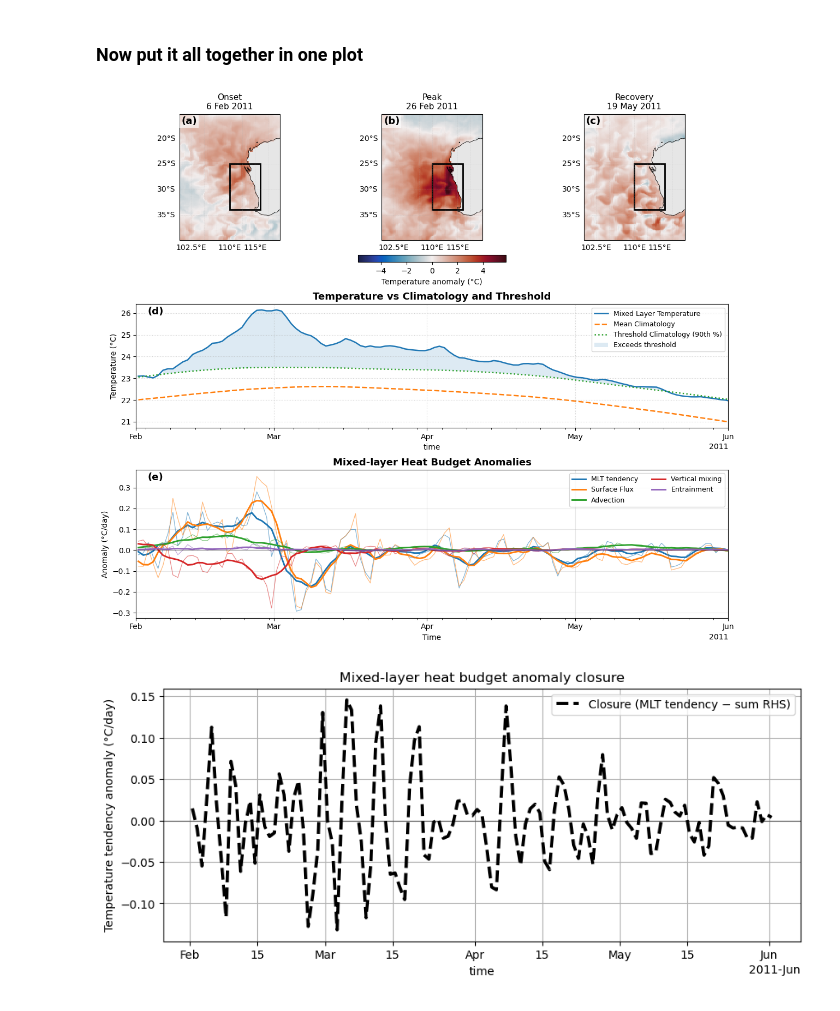
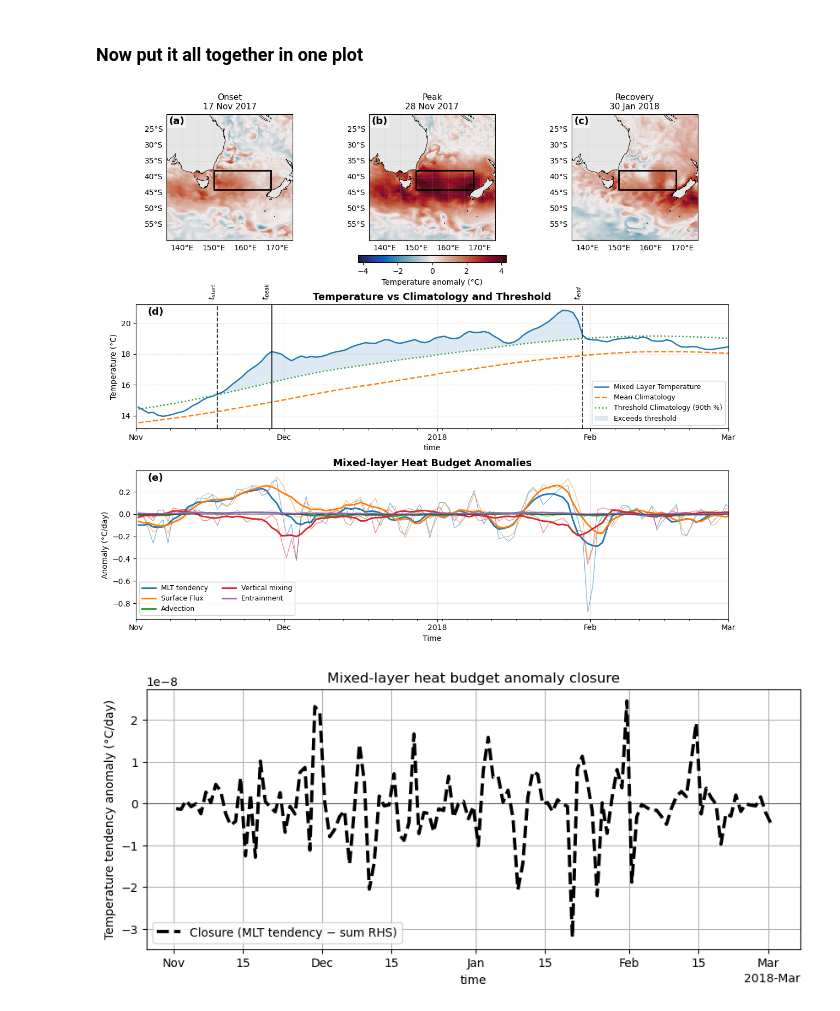
Before and after one commit to rmholmes/access-om2-sst-budget, a Jupyter notebook: MHW_example_analysis.ipynb, the cells around one changed output. Drawn from its saved outputs; the diff is of its cells as text; code cells hidden in the pictures.

Commit message:
updated analysis plots

```diff
--- a/MHW_example_analysis.ipynb
+++ b/MHW_example_analysis.ipynb
@@ -82,9 +102,10 @@ chunks3D = {'time':1,'st_ocean':25,'yt_ocean':324,'xt_ocean':360}
 ### load mixed layer temperature for the appropriate years
 # %%
 # Choose years to consider (ACCESS output numbers)
-#outputs = [364, 365]   # 2017, 2018
-outputs = [358]   # 2011
+outputs = [364, 365]   # 2017, 2018
+#outputs = [358]   # 2011
 #outputs = [364]  # 2000-2018
+#outputs = [359,360]  # 2012-2013
 
 # Create list of file paths for all outputs
 base2 = [base + f'output{o:03d}/ocean/ocean_daily.nc' for o in outputs]
@@ -496,6 +510,10 @@ anom_smooth_win = xr.Dataset({name: anom_win[name].rolling(time=7, center=True,
 # %% [markdown]
 ### Now put it all together in one plot
 # %%
+# t_start = '2012-08-01'
+# t_peak = '2012-12-01'
+# t_end = '2012-02-01'
+
 proj = ccrs.PlateCarree()
 
 fig = plt.figure(figsize=(14, 12))
@@ -522,9 +540,9 @@ anom_fields = []
 for d in phase_dates:
     # day-of-year climatology
     doy = pd.to_datetime(d).dayofyear
-    clim_on_date = clim.temp.sel(dayofyear=doy)
-    temp_on_date = temp.temp.sel(time=d, method='nearest')
-    anom = temp_on_date - clim_on_date
+    clim_on_date = clim.temp.sel(dayofyear=doy).load()
+    temp_on_date = temp.temp.sel(time=d, method='nearest').load()
+    anom = (temp_on_date - clim_on_date).load()
     anom_fields.append(anom)
 
 # Symmetric color range across all three anomaly fields
@@ -587,6 +605,42 @@ ax1.fill_between(
     alpha=0.15, label='Exceeds threshold'
 )
 
+# ===== Add vertical lines for start, peak and end
+times = {
+    "start": t_start,
+    "peak":  t_peak,
+    "end":   t_end,
+}
+
+styles = {
+    "start": dict(color="k", linestyle="--"),
+    "peak":  dict(color="k", linestyle="-"),
+    "end":   dict(color="k", linestyle="--"),
+}
+
+# Important for xarray: make sure limits exist
+ax1.figure.canvas.draw()
+ymin, ymax = ax1.get_ylim()
+
+for label, t in times.items():
+    ax1.axvline(
+        t,
+        linewidth=1.4,
+        alpha=0.8,
+        **styles[label],
+    )
+
+    ax1.annotate(
+        f"$t_{{{label}}}$",
+        xy=(t, ymax),
+        xytext=(0, 6),
+        textcoords="offset points",
+        rotation=90,
+        ha="right",
+        va="bottom",
+        fontsize=10,
+    )
+
 ax1.set_title('Temperature vs Climatology and Threshold', fontsize=13, fontweight='bold')
 ax1.set_ylabel('Temperature (°C)')
 ax1.grid(True, linestyle=':', alpha=0.6)
@@ -611,42 +665,43 @@ ax2.set_xlim(pd.Timestamp(t0), pd.Timestamp(t1))
 locator = mdates.AutoDateLocator(minticks=3, maxticks=8)
 ax2.xaxis.set_major_locator(locator)
 ax2.xaxis.set_major_formatter(mdates.ConciseDateFormatter(locator))
 ax2.xaxis.set_minor_locator(mdates.DayLocator(interval=5))
 ax2.xaxis.set_minor_formatter(NullFormatter())
 ax2.set_xlabel('Time')
 
 ax2.legend(ncol=2, fontsize=9)
 # -------------------------------------------------------------------
 # Add panel labels: (a), (b), (c), ...
 # -------------------------------------------------------------------
 
 panel_labels = ['(a)', '(b)', '(c)', '(d)', '(e)']
 axes_to_label = [ax_map1, ax_map2, ax_map3, ax1, ax2]
 
 for ax, label in zip(axes_to_label, panel_labels):
     ax.text(
         0.02, 0.98, label,
         transform=ax.transAxes,
         ha='left', va='top',
         fontsize=13, fontweight='bold',
         bbox=dict(facecolor='white', alpha=0.6, edgecolor='none', pad=2)
     )
 #fig.suptitle('TAS MHW: Anomaly Maps and Mixed-layer Heat Budget', y=0.995, fontsize=14, fontweight='bold')
 fig.tight_layout(rect=[0, 0, 1, 0.97])
 
 # Optional: save to file
 #plt.savefig("/home/561/nm5072/access-om2-sst-budget/TAS_MHW_combined_figure.png", dpi=300, bbox_inches="tight", pad_inches=0.1)
-plt.savefig("/home/561/nm5072/access-om2-sst-budget/WA_MHW_combined_figure.png", dpi=300, bbox_inches="tight", pad_inches=0.1)
+
+#plt.savefig("/home/561/nm5072/access-om2-sst-budget/WA_MHW_combined_figure.png", dpi=300, bbox_inches="tight", pad_inches=0.1)
 #plt.savefig("/home/561/nm5072/access-om2-sst-budget/SO_MHW_combined_figure.png", dpi=300, bbox_inches="tight", pad_inches=0.1)
 # %% [output]
-[figure, old version]
+[figure, new version]
 # %%
 fig, ax = plt.subplots(figsize=(10, 4))
 
 # ---- compute closure: LHS - RHS ----
 rhs_terms = [name for name in order if name != 'MLT tendency']
 
-closure = anom_smooth_win['MLT tendency']
+closure = anom_win['MLT tendency']
 for name in rhs_terms:
     closure = closure - anom_win[name]
 
@@ -666,4 +721,4 @@ ax.set_title('Mixed-layer heat budget anomaly closure')
 ax.legend(ncol=2)
 ax.grid(True)
 # %% [output]
-[figure, old version]
+[figure, new version]
```
Also changed, not shown: parts of 14 cells of this notebook.
